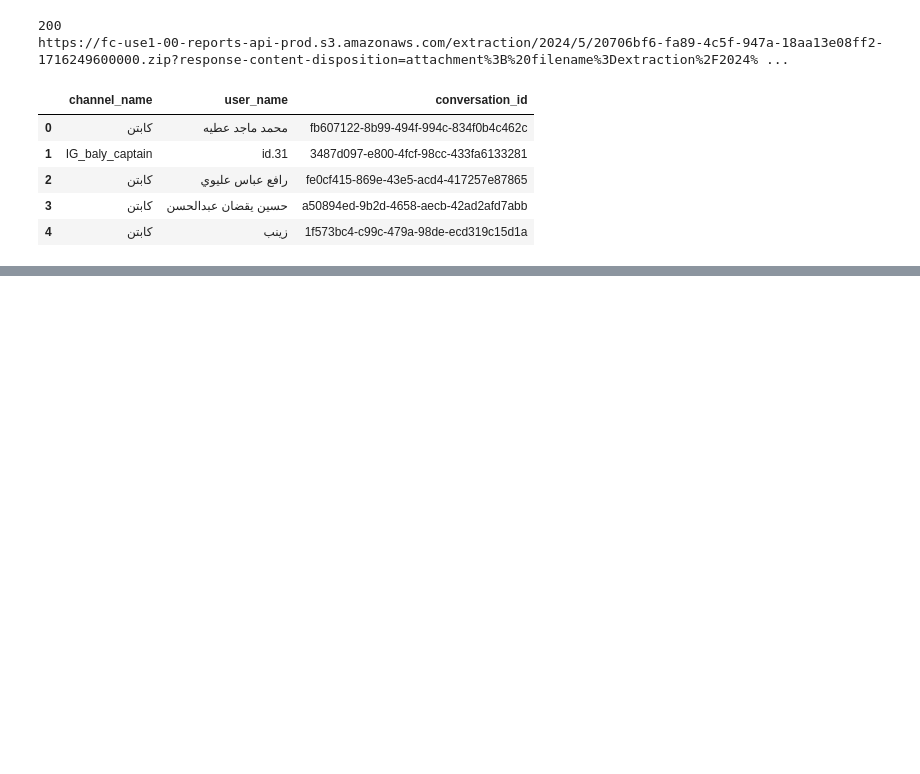
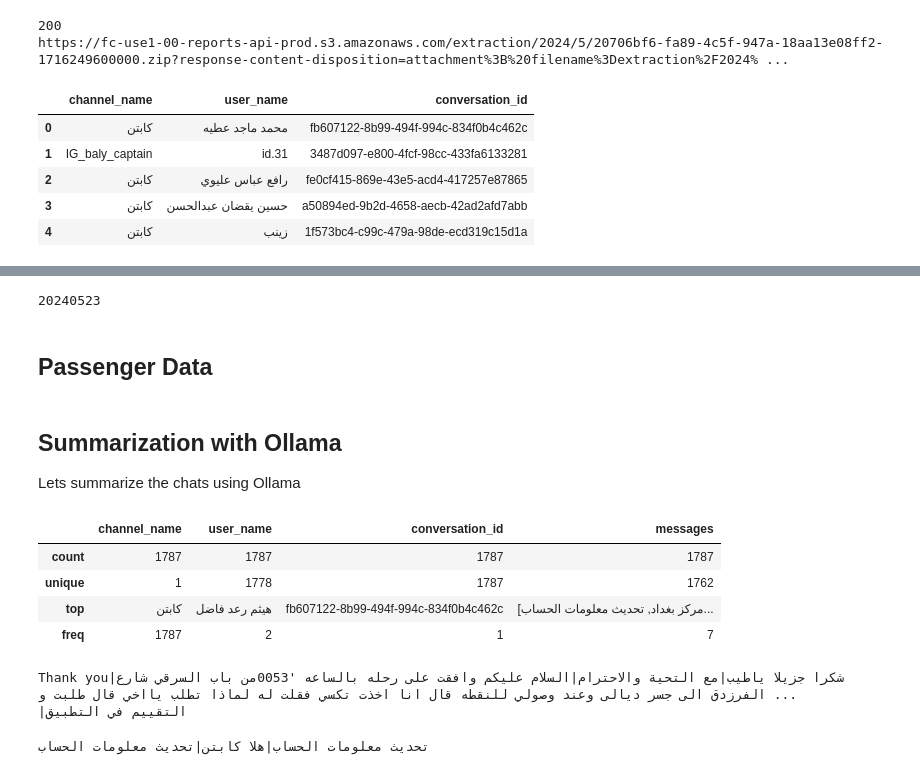
Before and after one commit to qzaidi/mlscratchpad, a Jupyter notebook: freshchat.ipynb, the cells around one changed output, grey strips where cells are left out. Cells and saved outputs as stored; diff of their text form; code cells hidden in the pictures; blank space fills up the shorter version.

```diff
--- a/freshchat.ipynb
+++ b/freshchat.ipynb
@@ -89,0 +149,8 @@ tdf.head()
+# %%
+filename = "data.{0}.csv".format(datetime.now().strftime('%Y%m%d'))
+print(datestring)
+testdf.to_csv(filename)
+# %% [output]
+20240523
+# %% [markdown]
+## Passenger Data
@@ -89,0 +165,3 @@ tdf.head()
+# %% [markdown]
+## Summarization with Ollama
+Lets summarize  the chats using Ollama
@@ -89,0 +171,15 @@ tdf.head()
+# %%
+unique_df = testdf.drop_duplicates(subset='conversation_id', keep='first')
+unique_df.describe()
+# %% [output]
+|  | channel_name | user_name | conversation_id | messages |
+| count | 1787 | 1787 | 1787 | 1787 |
+| unique | 1 | 1778 | 1787 | 1762 |
+| top | كابتن | هيثم رعد فاضل | fb607122-8b99-494f-994c-834f0b4c462c | [مركز بغداد, تحديث معلومات الحساب... |
+| freq | 1787 | 2 | 1 | 7 |
+# %%
+flattened_chats = ['|'.join(filter(lambda x: re.search(r"^Conversation.*",x) == None,inner_array)) for inner_array in unique_df['messages']]
+print(flattened_chats[1])
+# %% [output]
+Thank you|شكرا جزيلا ياطيب|مع التحية والاحترام|السلام عليكم وافقت على رحله بالساعه '0053من باب السرقي شارع الفرزدق الى جسر ديالى وعند وصولي للنقطه قال انا اخذت تكسي فقلت له لماذا تطلب يااخي قال طلبت و ...
+|التقييم في التطبيق
@@ -89,0 +195,4 @@ tdf.head()
+# %%
+print("|".join([x for x in chats[2] if not re.search(r"^Conversation.*",x)]))
+# %% [output]
+تحديث معلومات الحساب|هلا كابتن|تحديث معلومات الحساب
```
Also changed, not shown: parts of 27 cells of this notebook, 2 other files.
